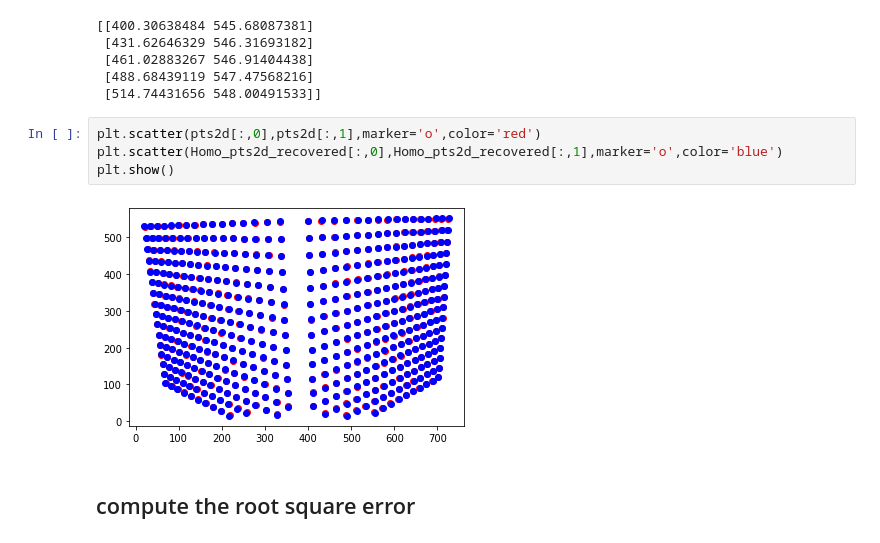
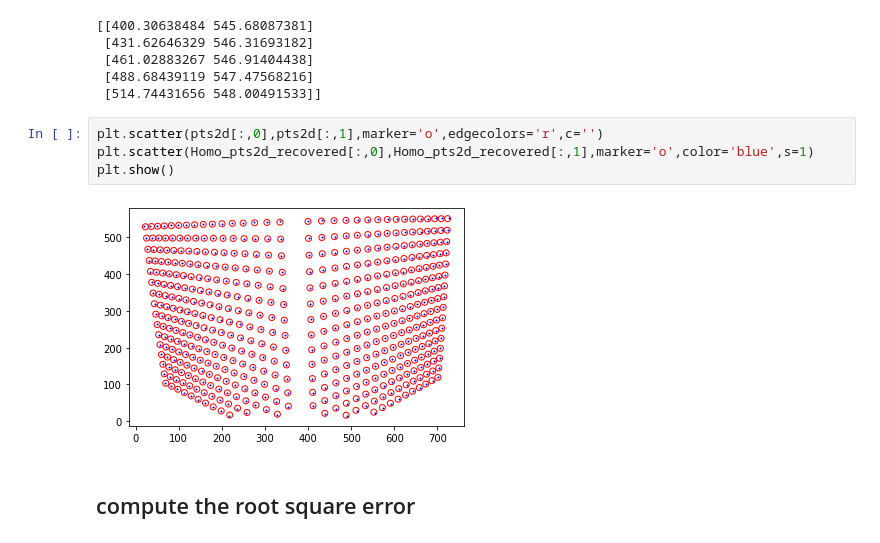
Before and after one commit to yeb2Binfang/DS_GY_3001_CV, a Jupyter notebook: HW/HW1/homework1.ipynb, the cells around one changed output. Cells and saved outputs as stored; diff of their text form.

```diff
--- a/HW/HW1/homework1.ipynb
+++ b/HW/HW1/homework1.ipynb
@@ -499,11 +499,11 @@ print(Homo_pts2d_recovered[0:5])
  [488.68439119 547.47568216]
  [514.74431656 548.00491533]]
 # %%
-plt.scatter(pts2d[:,0],pts2d[:,1],marker='o',color='red')
-plt.scatter(Homo_pts2d_recovered[:,0],Homo_pts2d_recovered[:,1],marker='o',color='blue')
+plt.scatter(pts2d[:,0],pts2d[:,1],marker='o',edgecolors='r',c='')
+plt.scatter(Homo_pts2d_recovered[:,0],Homo_pts2d_recovered[:,1],marker='o',color='blue',s=1)
 plt.show()
 # %% [output]
-[figure, old version]
+[figure, new version]
 # %% [markdown]
 ## compute the root square error
 # %%
```
Also changed, not shown: parts of 1 cell of this notebook.
